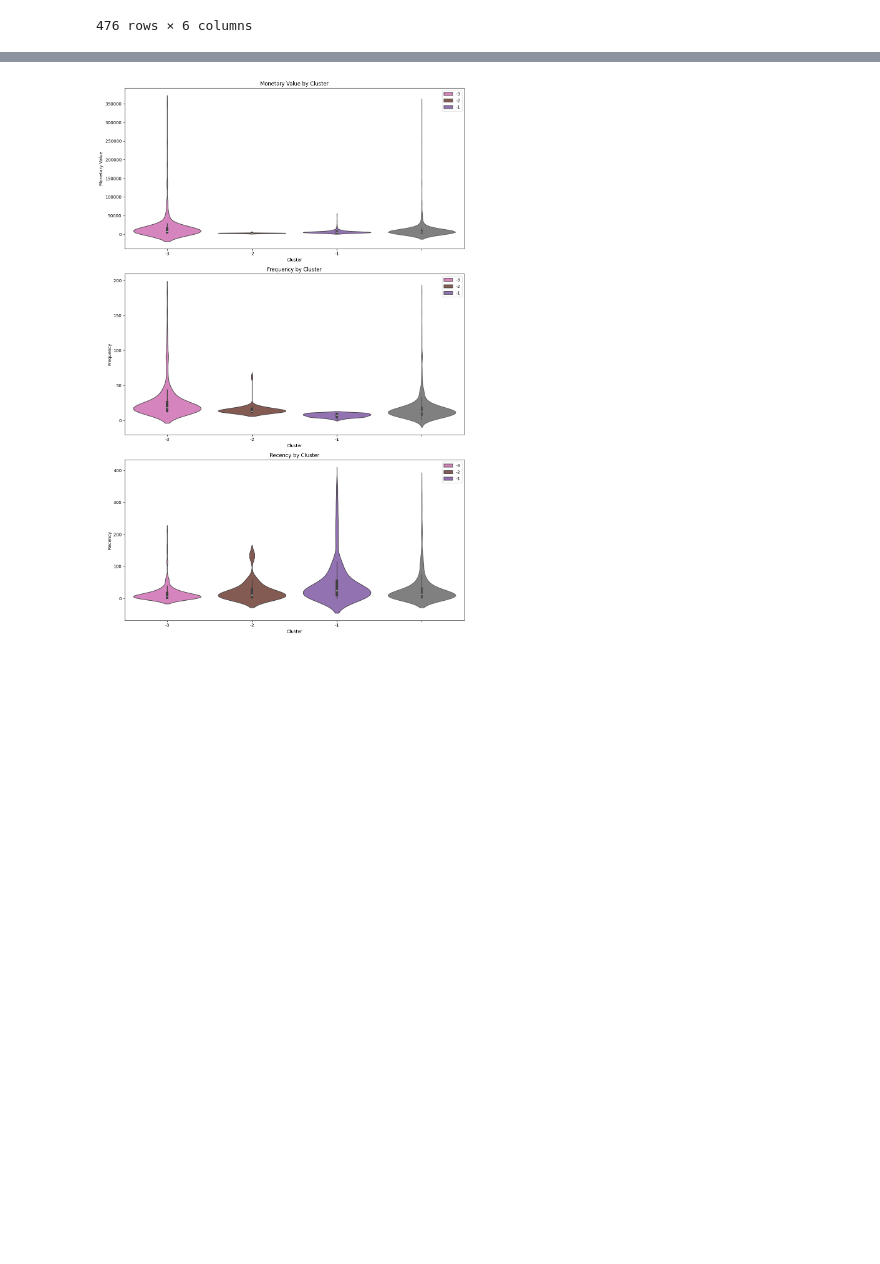
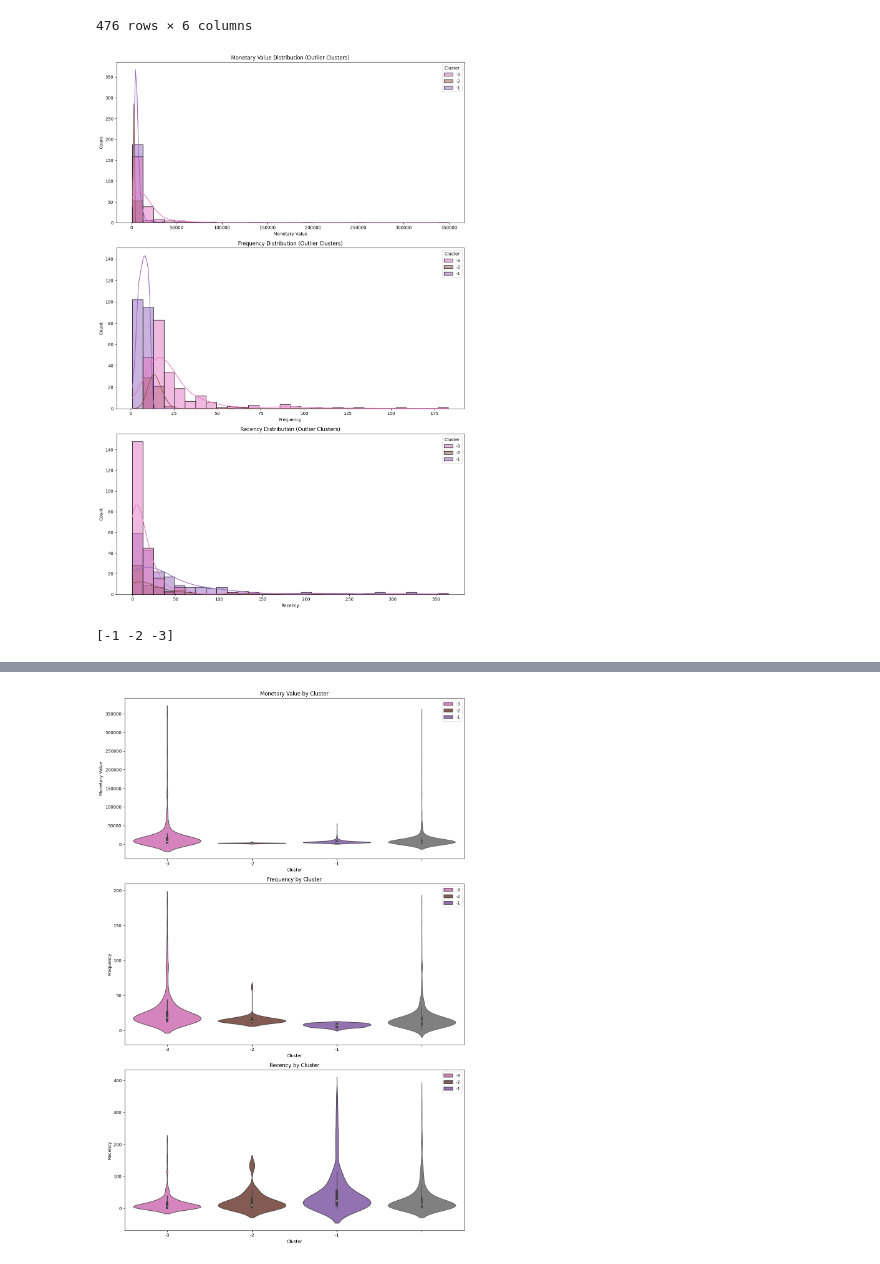
Before and after one commit to Subham-Panwar/Kmeans_clustering_project, a Jupyter notebook: main.ipynb, the cells around one changed output, grey strips where cells are left out. Saved outputs shown, nothing was run; the diff lists cells and outputs as text; code cells hidden in the pictures; blank space fills up the shorter version.

```diff
--- a/main.ipynb
+++ b/main.ipynb
@@ -865,3 +857,55 @@ outlier_clusters_df
 | 4241 | 18231.00 | 4791.80 | 23 | 2010-10-29 14:17:00 | 41 | -3 |
 | 4262 | 18260.00 | 7318.91 | 17 | 2010-11-30 12:25:00 | 9 | -3 |
 476 rows × 6 columns
+# %%
+outlier_data = outlier_clusters_df[outlier_clusters_df['Cluster'].isin([-1, -2, -3])]
+
+plt.figure(figsize=(12, 18))
+
+# Monetary
+plt.subplot(3,1,1)
+sns.histplot(
+    data=outlier_data,
+    x='MonetaryValue',
+    hue='Cluster',
+    bins=30,
+    palette=cluster_colors,
+    kde=True
+)
+plt.title('Monetary Value Distribution (Outlier Clusters)')
+plt.xlabel('Monetary Value')
+
+# Frequency
+plt.subplot(3,1,2)
+sns.histplot(
+    data=outlier_data,
+    x='Frequency',
+    hue='Cluster',
+    bins=30,
+    palette=cluster_colors,
+    kde=True
+)
+plt.title('Frequency Distribution (Outlier Clusters)')
+plt.xlabel('Frequency')
+
+# Recency
+plt.subplot(3,1,3)
+sns.histplot(
+    data=outlier_data,
+    x='Recency',
+    hue='Cluster',
+    bins=30,
+    palette=cluster_colors,
+    kde=True
+)
+plt.title('Recency Distribution (Outlier Clusters)')
+plt.xlabel('Recency')
+
+plt.tight_layout()
+plt.show()
+# %% [output]
+[figure, added]
+# %%
+print(outlier_clusters_df['Cluster'].unique())
+# %% [output]
+[-1 -2 -3]
```
Also changed, not shown: parts of 5 cells of this notebook.
